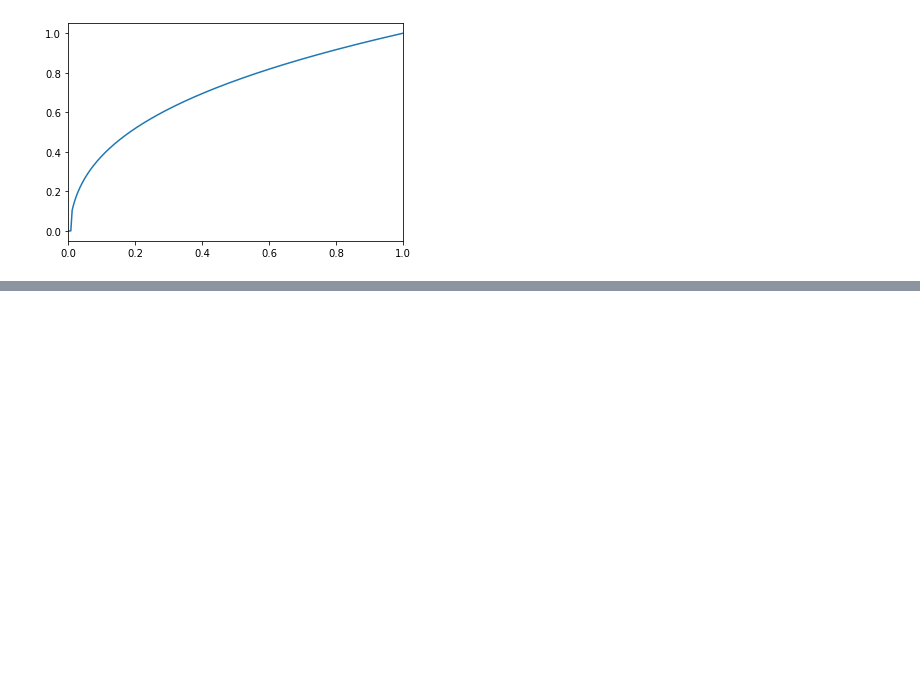
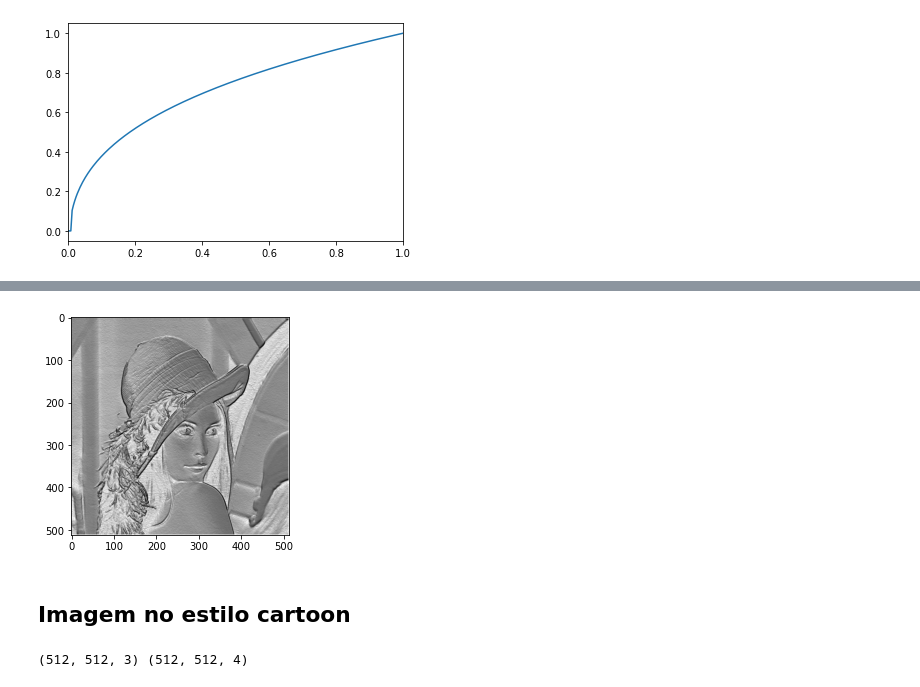
Before and after one commit to LeonardoMMFontoura/INF-1761-COMPUTACAO-GRAFICA, a Jupyter notebook: Trabalho-2/T2_imagem_part1.ipynb, the cells around one changed output, grey strips where cells are left out. Saved outputs shown, nothing was run; the diff lists cells and outputs as text; code cells hidden in the pictures; blank space fills up the shorter version.

```diff
--- a/Trabalho-2/T2_imagem_part1.ipynb
+++ b/Trabalho-2/T2_imagem_part1.ipynb
@@ -121,0 +156,14 @@ plt.show()
+# %%
+edges =  1 - edges
+edges = edges*edges*edges
+plt.imshow(edges, cmap='gray')
+plt.show()
+# %% [output]
+[figure, added]
+# %% [markdown]
+<h2> Imagem no estilo cartoon </h2>
+# %%
+cartoon = img[:,:,:3].copy()
+print(cartoon.shape,img.shape)
+# %% [output]
+(512, 512, 3) (512, 512, 4)
```
Also changed, not shown: parts of 11 cells of this notebook.
